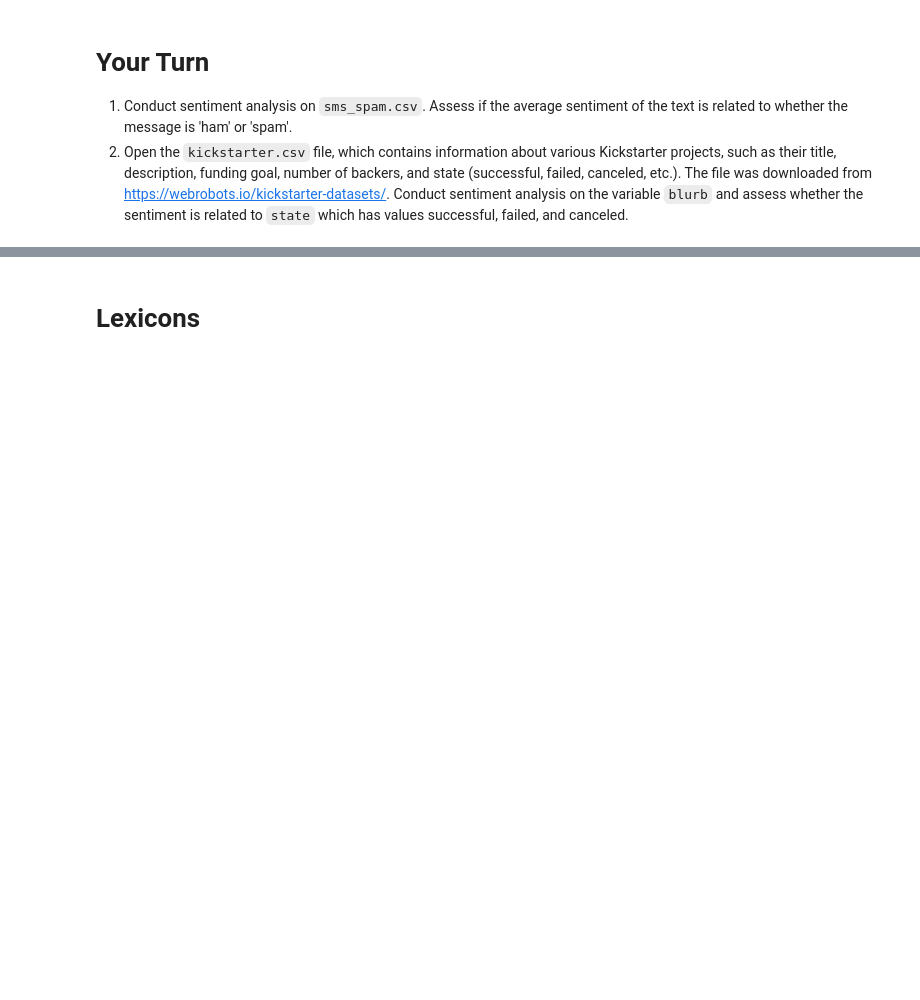
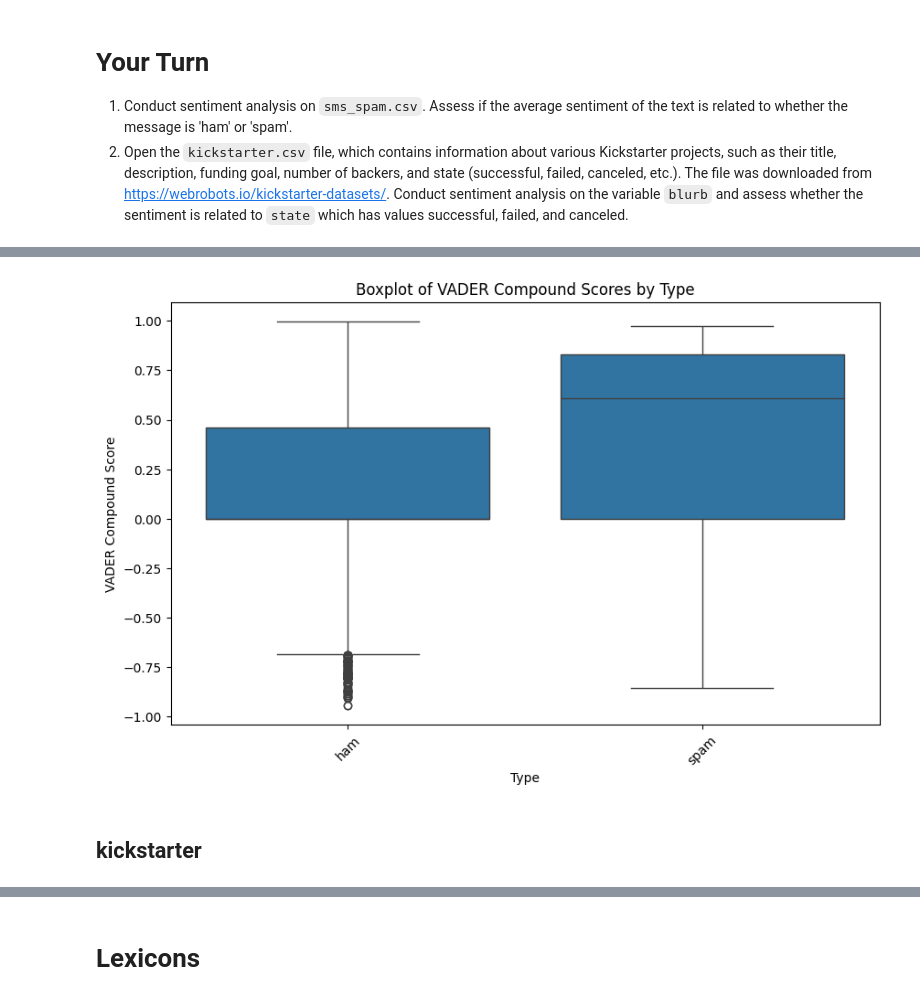
Before and after one commit to ChiaoYunTing/Text-Analytics, a Jupyter notebook: Lecture_4.ipynb, the cells around one changed output, grey strips where cells are left out. Saved outputs shown, nothing was run; the diff lists cells and outputs as text; code cells hidden in the pictures; blank space fills up the shorter version.

```diff
--- a/Lecture_4.ipynb
+++ b/Lecture_4.ipynb
@@ -348,3 +363,5 @@ print(cleaned_text)
 # Your Turn
 1. Conduct sentiment analysis on `sms_spam.csv`. Assess if the average sentiment of the text is related to whether the message is 'ham' or 'spam'.
 2. Open the `kickstarter.csv` file, which contains information about various Kickstarter projects, such as their title, description, funding goal, number of backers, and state (successful, failed, canceled, etc.). The file was downloaded from https://webrobots.io/kickstarter-datasets/. Conduct sentiment analysis on the variable `blurb` and assess whether the sentiment is related to `state` which has values successful, failed, and canceled.
+# %%
+df = pd.read_csv('https://raw.githubusercontent.com/RDGopal/IB9CW0-Text-Analytics/main/Data/sms_spam.csv')
@@ -350,0 +400,23 @@ print(cleaned_text)
+# %%
+# List to collect the sentiment data
+data = []
+
+# Iterate through each text to analyze sentiment
+for text in texts:
+    # TextBlob sentiment
+    blob = TextBlob(text)
+    tb_sentiment = blob.sentiment
+
+    # VADER sentiment
+    vader_sentiment = sid.polarity_scores(text)
+
+    # Append results to data list
+    data.append({
+        "Text": text,
+        "TextBlob Sentiment": tb_sentiment[0],
+        "VADER Compound Score": vader_sentiment['compound']
+    })
+# %%
+# Create DataFrame from the collected data
+sentiment_df = pd.DataFrame(data)
+sentiment_df
@@ -350,0 +437,5 @@ print(cleaned_text)
+# %%
+#combine sentiment score with original df
+df['VADER Compound Score'] = sentiment_df['VADER Compound Score']
+df['TextBlob Sentiment'] = sentiment_df['TextBlob Sentiment']
+df
@@ -350,0 +456,19 @@ print(cleaned_text)
+# %%
+import seaborn as sns
+import matplotlib.pyplot as plt
+
+# Assuming 'df' is your DataFrame and it has columns 'type' and 'VADER Compound Score'
+# Create a boxplot
+plt.figure(figsize=(10, 6))  # Adjust the figure size as necessary
+sns.boxplot(x='type', y='VADER Compound Score', data=df)
+
+plt.title('Boxplot of VADER Compound Scores by Type')  # Title for the boxplot
+plt.xlabel('Type')  # Label for the x-axis
+plt.ylabel('VADER Compound Score')  # Label for the y-axis
+plt.xticks(rotation=45)  # Rotate x-axis labels if they overlap or for better readability
+
+plt.show()
+# %% [output]
+[figure, added]
+# %% [markdown]
+## kickstarter
```
Also changed, not shown: parts of 16 cells of this notebook.
